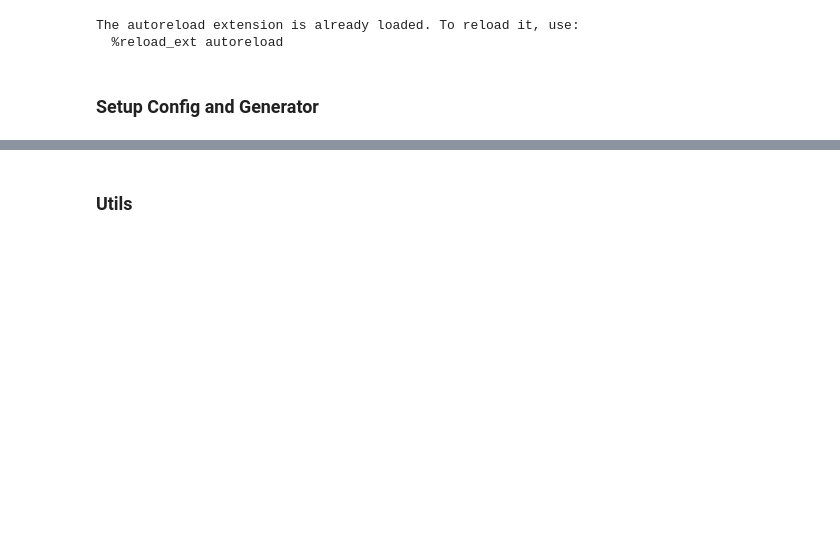
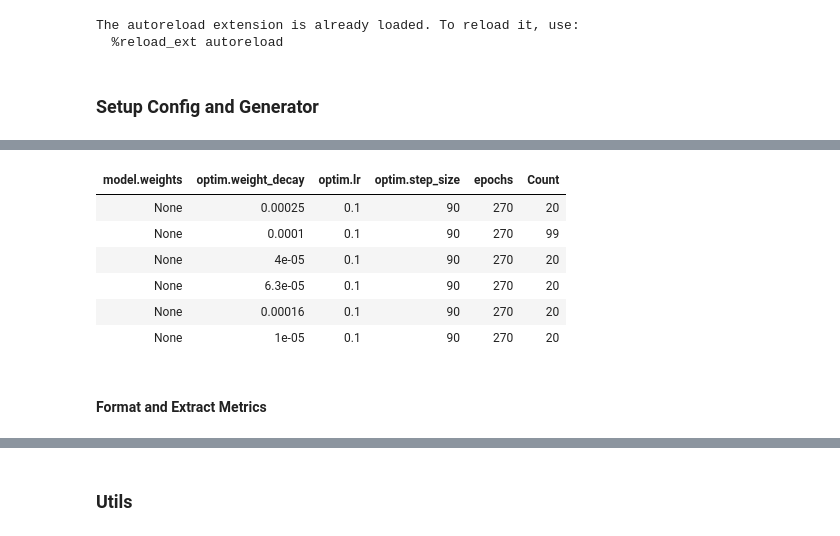
Before and after one commit to drothermel/dr_gen, a Jupyter notebook: notebooks/calc_metrics.ipynb, the cells around one changed output, grey strips where cells are left out. Cells and saved outputs as stored; diff of their text form; code cells hidden in the pictures; blank space fills up the shorter version.

```diff
--- a/notebooks/calc_metrics.ipynb
+++ b/notebooks/calc_metrics.ipynb
@@ -34,0 +57,4 @@ generator = ru.set_deterministic(cfg.seed)
+# %%
+# Example: Loading all Runs from Root Dir
+run_logs = rp.get_all_logs(cfg.paths.agg_results)
+print(f"\nFirst Run Keys: {run_logs[0].keys()}")
@@ -34,0 +86,6 @@ generator = ru.set_deterministic(cfg.seed)
+# %%
+# Example: Parsing all runs, dropping error runs
+print(f">> Parsing {len(run_logs):,} Runs")
+good_runs, bad_runs = rp.parse_run_logs(run_logs)
+print(f"   - num good: {len(good_runs):,}")
+print(f"   - num w/ errors: {len(bad_runs):,}")
@@ -34,0 +107,15 @@ generator = ru.set_deterministic(cfg.seed)
+# %%
+def make_table(fns, rows):
+    table = PrettyTable()
+    table.field_names = fns
+    if isinstance(rows[0][0], list):
+        for rrs in rows:
+            table.add_rows(rrs, divider=True)
+    else:
+        table.add_rows(rows)
+    return table
+# %%
+# Example: Getting Sweep Info & Simple Display
+sweep_info = rp.extract_sweeps(good_runs)
+swept_table = make_table(*rp.get_swept_table(sweep_info['swept_vals']))
+print(f"Swept Values:\n{swept_table}")
@@ -34,0 +175,25 @@ generator = ru.set_deterministic(cfg.seed)
+# %%
+# Example: Get inds for specific configuration
+# Here selected_inds is {(combo_keys): [inds, ...]}
+selected_inds = rp.get_inds_by_kvs(
+    sweep_info['combo_key_order'], sweep_info['combo_inds'],
+    {
+        'epochs': '270',
+        'model.weights': 'None',
+        'optim.lr': '0.1',
+    },
+)
+make_table(
+    [*sweep_info['combo_key_order'], "Count"],
+    [[*k, len(selected_inds[k])] for k in selected_inds.keys()],
+)
+# %% [output]
+| model.weights | optim.weight_decay | optim.lr | optim.step_size | epochs | Count |
+| None | 0.00025 | 0.1 | 90 | 270 | 20 |
+| None | 0.0001 | 0.1 | 90 | 270 | 99 |
+| None | 4e-05 | 0.1 | 90 | 270 | 20 |
+| None | 6.3e-05 | 0.1 | 90 | 270 | 20 |
+| None | 0.00016 | 0.1 | 90 | 270 | 20 |
+| None | 1e-05 | 0.1 | 90 | 270 | 20 |
+# %% [markdown]
+#### Format and Extract Metrics
```
Also changed, not shown: parts of 28 cells of this notebook, 1 other file.
